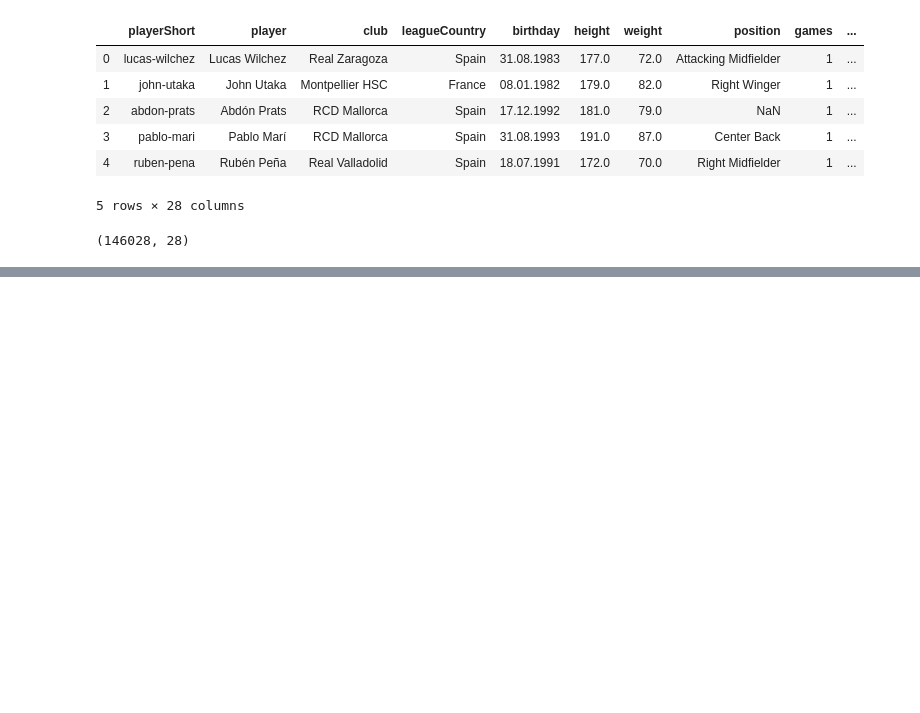
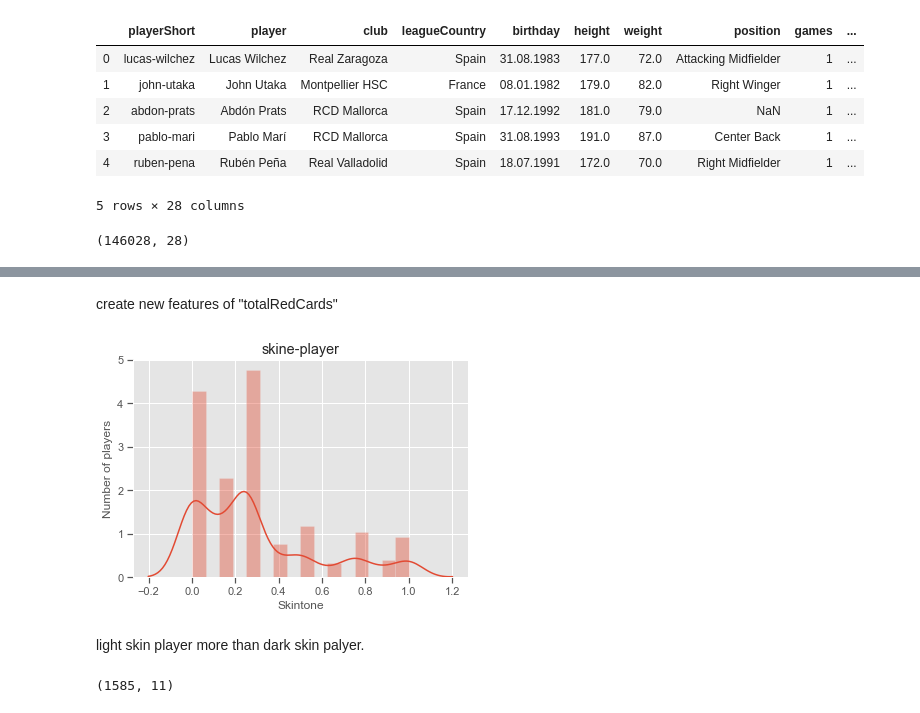
Before and after one commit to TOMMYWHY/158_755DataScience, a Jupyter notebook: project1/project1/Notebooks/project1.ipynb, the cells around one changed output, grey strips where cells are left out. Cells and saved outputs as stored; diff of their text form; code cells hidden in the pictures; blank space fills up the shorter version.

```diff
--- a/project1/project1/Notebooks/project1.ipynb
+++ b/project1/project1/Notebooks/project1.ipynb
@@ -127,2 +112,10 @@ np.mean(data_frame.groupby('playerShort').height.mean()) # Average height
+# %%
+def get_subgroup(dataframe, g_index, g_columns):
+    g = dataframe.groupby(g_index).agg({col:'nunique' for col in g_columns})
+    if g[g > 1].dropna().shape[0] != 0:
+        print(" the group has mult same values !")
+    return dataframe.groupby(g_index).agg({col:'max' for col in g_columns})
+def load_subgroup(filename, index_col=[0]):
+    return pd.read_csv(filename, compression='gzip', index_col=index_col)
 # %%
 player_index = 'playerShort'
@@ -295,0 +158,6 @@ dyads.redCards.max()
+# %%
+players = load_subgroup("raw_players.csv.gz")
+# %%
+players['skintone'] = players[['rater1', 'rater2']].mean(axis=1) #  skintone fature
+players['skintone'].dropna()
+players.shape
@@ -295,0 +168,9 @@ dyads.redCards.max()
+# %%
+players['totalRedCards'] = players['yellowReds'] + players['redCards'] #  totalRedCards fature
+players.rename(columns={'redCards': 'strictRedCards'}, inplace=True) #
+players['moreOneCard'] = players['totalRedCards'] >0
+# players['totalRedCards'].dropna()
+print(players.shape)
+players.head()
+
+# players.shape
@@ -295,0 +186,17 @@ dyads.redCards.max()
+# %% [markdown]
+create new features of "totalRedCards"
+# %%
+# todo y axis labels
+players = players[players.skintone.notnull()] # drop missing data
+sns.distplot(players.skintone, kde=True) # light skin more than dark skin
+sns.utils.axlabel('Skintone', 'Number of players')
+plt.title("skine-player")
+plt.show()
+# %% [output]
+[figure, added]
+# %% [markdown]
+light skin player more than dark skin palyer.
+# %%
+players.shape
+# %% [output]
+(1585, 11)
```
Also changed, not shown: parts of 99 cells of this notebook, 12 other files.
